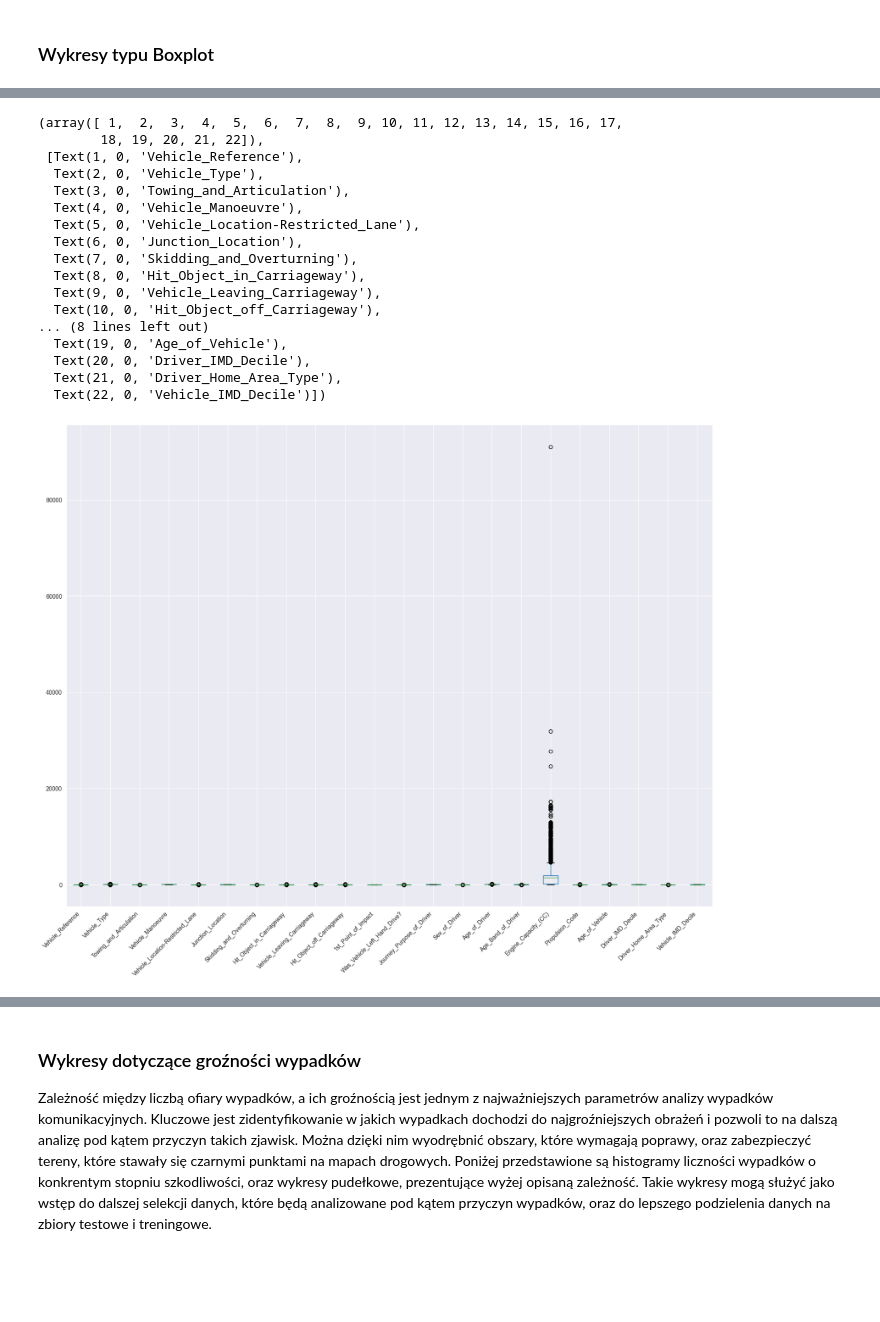
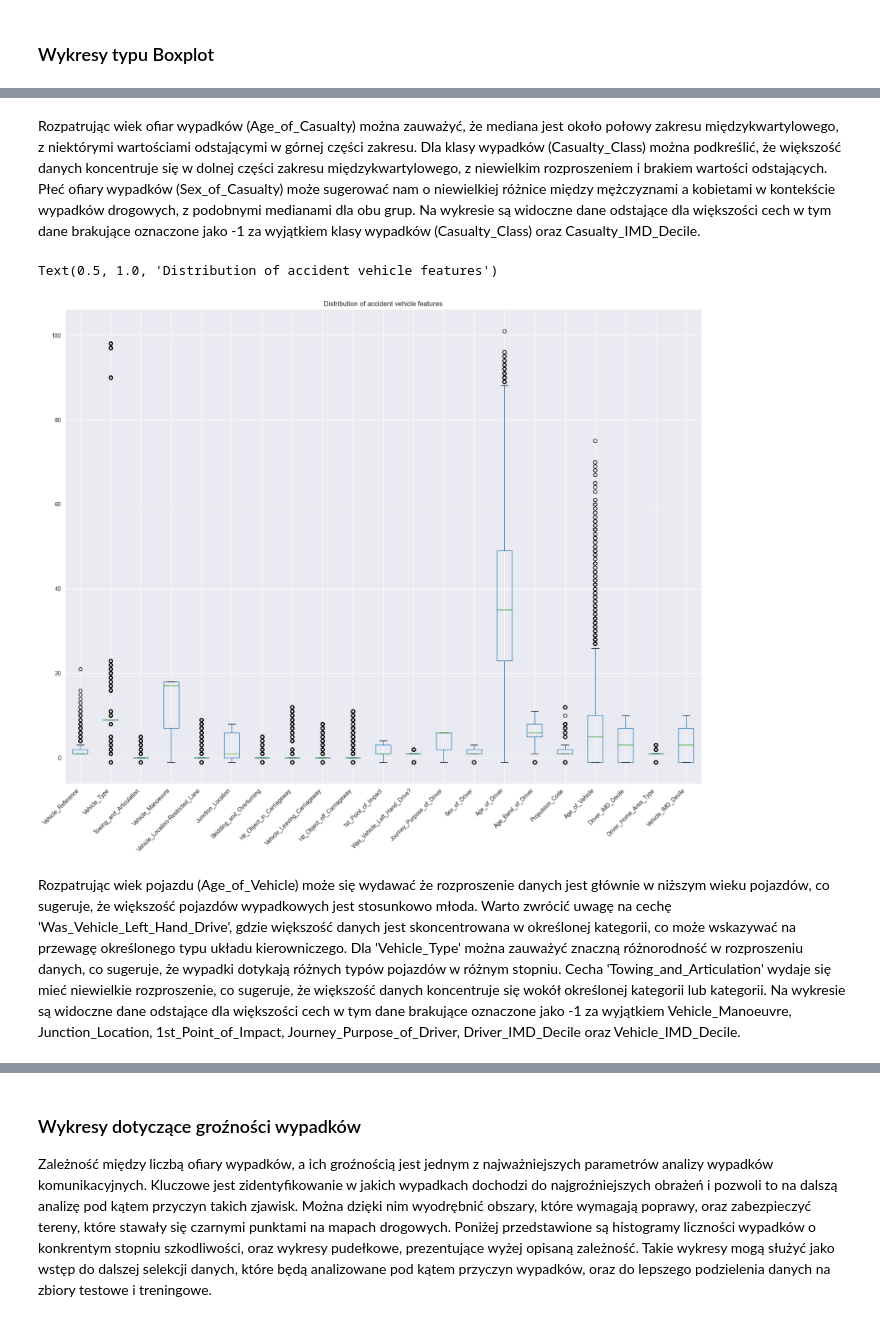
Before and after one commit to 3ldad/MOW2_Proj1, a Jupyter notebook: Analizy.ipynb, the cells around one changed output, grey strips where cells are left out. Cells and saved outputs as stored; diff of their text form; code cells hidden in the pictures; blank space fills up the shorter version.

```diff
--- a/Analizy.ipynb
+++ b/Analizy.ipynb
@@ -223,26 +216,15 @@ plt.xticks(rotation=45, ha='right', fontsize=10)
+# %% [markdown]
+Rozpatrując wiek ofiar wypadków (Age_of_Casualty) można zauważyć, że mediana jest około połowy zakresu międzykwartylowego, z niektórymi wartościami odstającymi w górnej części zakresu. Dla klasy wypadków (Casualty_Class) można podkreślić, że większość danych koncentruje się w dolnej części zakresu międzykwartylowego, z niewielkim rozproszeniem i brakiem wartości odstających. Płeć ofiary wypadków (Sex_of_Casualty) może sugerować nam o niewielkiej różnice między mężczyznami a kobietami w kontekście wypadków drogowych, z podobnymi medianami dla obu grup. Na wykresie są widoczne dane odstające dla większości cech w tym dane brakujące oznaczone jako -1 za wyjątkiem klasy wypadków (Casualty_Class) oraz Casualty_IMD_Decile.
 # %%
 Vehicles_uniform = Vehicles.drop(['Engine_Capacity_(CC)'], axis=1)
 Vehicles_uniform.boxplot(figsize=(20,15))
 plt.xticks(rotation=45, ha='right', fontsize=10)
+plt.title('Distribution of accident vehicle features')
 # %% [output]
-(array([ 1,  2,  3,  4,  5,  6,  7,  8,  9, 10, 11, 12, 13, 14, 15, 16, 17,
-        18, 19, 20, 21, 22]),
- [Text(1, 0, 'Vehicle_Reference'),
-  Text(2, 0, 'Vehicle_Type'),
-  Text(3, 0, 'Towing_and_Articulation'),
-  Text(4, 0, 'Vehicle_Manoeuvre'),
-  Text(5, 0, 'Vehicle_Location-Restricted_Lane'),
-  Text(6, 0, 'Junction_Location'),
-  Text(7, 0, 'Skidding_and_Overturning'),
-  Text(8, 0, 'Hit_Object_in_Carriageway'),
-  Text(9, 0, 'Vehicle_Leaving_Carriageway'),
-  Text(10, 0, 'Hit_Object_off_Carriageway'),
-... (8 lines left out)
-  Text(19, 0, 'Age_of_Vehicle'),
-  Text(20, 0, 'Driver_IMD_Decile'),
-  Text(21, 0, 'Driver_Home_Area_Type'),
-  Text(22, 0, 'Vehicle_IMD_Decile')])
+Text(0.5, 1.0, 'Distribution of accident vehicle features')
-[figure, old version]
+[figure, new version]
+# %% [markdown]
+Rozpatrując wiek pojazdu (Age_of_Vehicle) może się wydawać że rozproszenie danych jest głównie w niższym wieku pojazdów, co sugeruje, że większość pojazdów wypadkowych jest stosunkowo młoda. Warto zwrócić uwagę na cechę 'Was_Vehicle_Left_Hand_Drive', gdzie większość danych jest skoncentrowana w określonej kategorii, co może wskazywać na przewagę określonego typu układu kierowniczego. Dla 'Vehicle_Type' można zauważyć znaczną różnorodność w rozproszeniu danych, co sugeruje, że wypadki dotykają różnych typów pojazdów w różnym stopniu. Cecha 'Towing_and_Articulation' wydaje się mieć niewielkie rozproszenie, co sugeruje, że większość danych koncentruje się wokół określonej kategorii lub kategorii. Na wykresie są widoczne dane odstające dla większości cech w tym dane brakujące oznaczone jako -1 za wyjątkiem Vehicle_Manoeuvre, Junction_Location, 1st_Point_of_Impact, Journey_Purpose_of_Driver, Driver_IMD_Decile oraz Vehicle_IMD_Decile.
 # %%
 MakeModel_uniform = MakeModel.drop(['accyr', 'Engine_Capacity_(CC)'], axis=1)
 MakeModel_uniform.boxplot(figsize=(20,15))
```
Also changed, not shown: parts of 38 cells of this notebook.
